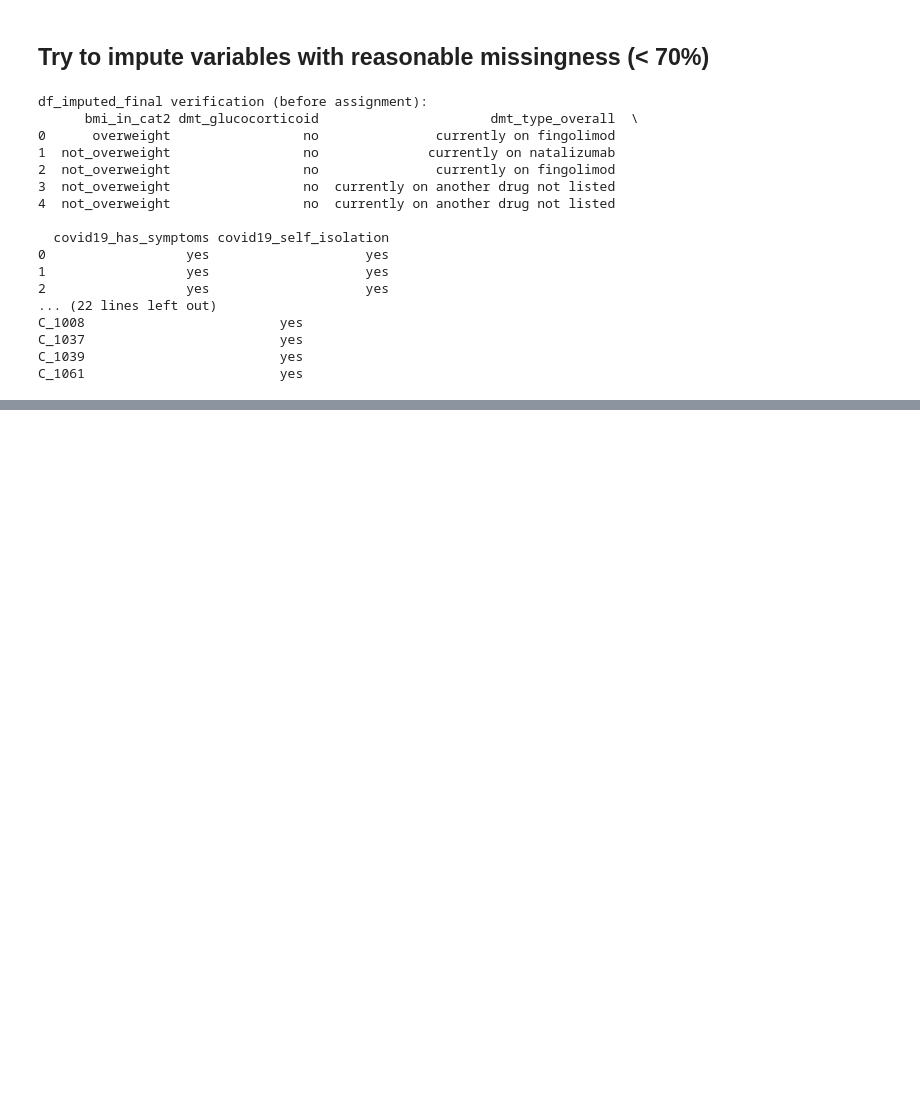
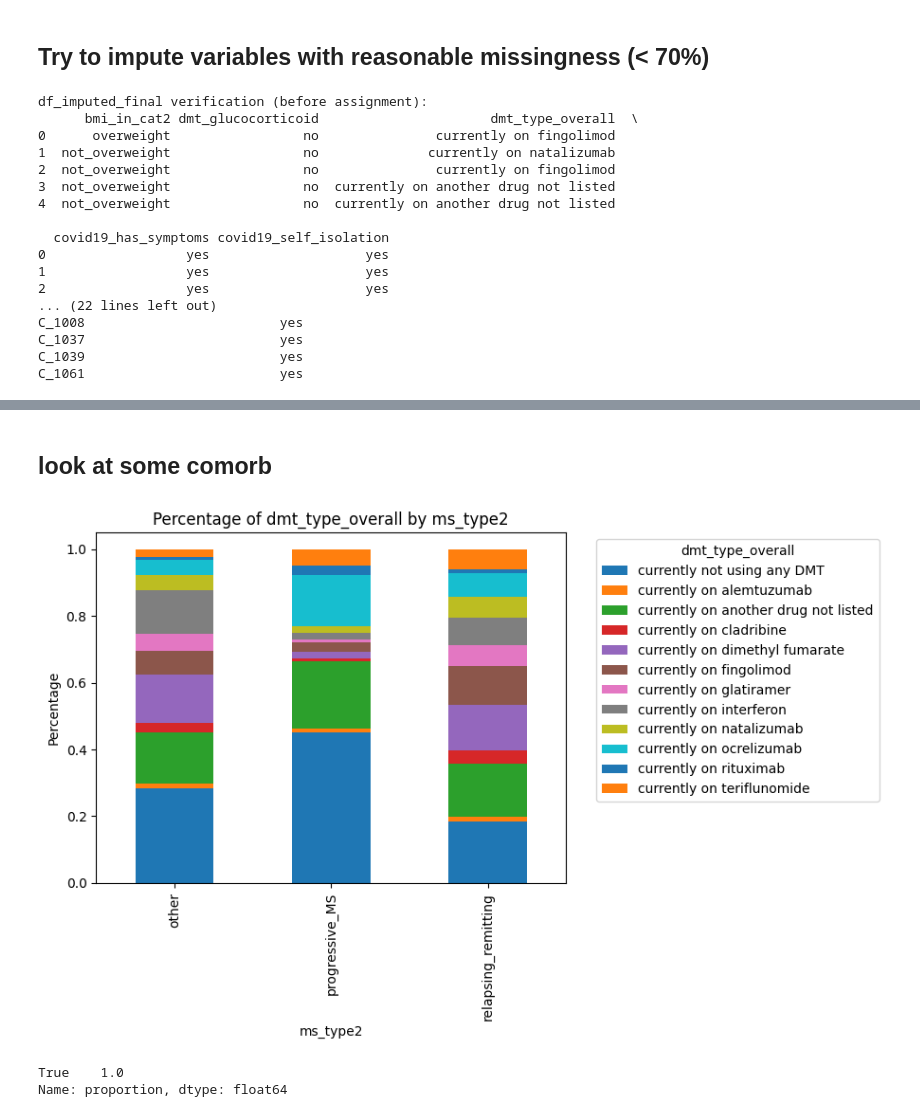
Before and after one commit to Xinyu-Sun/qualifying_exam_Comp_ML_MSCovid, a Jupyter notebook: EDA_ML_GDSI.ipynb, the cells around one changed output, grey strips where cells are left out. Saved outputs shown, nothing was run; the diff lists cells and outputs as text; code cells hidden in the pictures; blank space fills up the shorter version.

```diff
--- a/EDA_ML_GDSI.ipynb
+++ b/EDA_ML_GDSI.ipynb
@@ -294,3 +335,29 @@ None
 # %%
 # save it to a csv file
 df_combined_OH.to_csv('GDSI_OpenDataset_Final_cleaned_OH_imputed.csv')
+# %% [markdown]
+## look at some comorb
+# %%
+# count the percentage of `dmt_type_overall` for each class in `ms_type2`
+# Calculate the percentage of each class in `ms_type2`
+ms_type2_counts = df_combined['ms_type2'].value_counts(normalize=True)
+
+# Group by `ms_type2` and `dmt_type_overall`, then calculate the percentage of each class
+grouped = df_combined.groupby(['ms_type2', 'dmt_type_overall']).size().unstack()
+grouped = grouped.div(grouped.sum(axis=1), axis=0)
+
+# Plot the grouped DataFrame
+grouped.plot(kind='bar', stacked=True)
+
+# Set plot labels and title
+plt.xlabel('ms_type2')
+plt.ylabel('Percentage')
+plt.title('Percentage of dmt_type_overall by ms_type2')
+
+# move legend outside of the plot
+plt.legend(title='dmt_type_overall', bbox_to_anchor=(1.05, 1), loc='upper left')
+
+# Display the plot
+plt.show()
+# %% [output]
+[figure, added]
@@ -296,0 +371,5 @@ df_combined_OH.to_csv('GDSI_OpenDataset_Final_cleaned_OH_imputed.csv')
+# %%
+all_same.value_counts(normalize=True)
+# %% [output]
+True    1.0
+Name: proportion, dtype: float64
```
Also changed, not shown: parts of 9 cells of this notebook, 16 other files.
